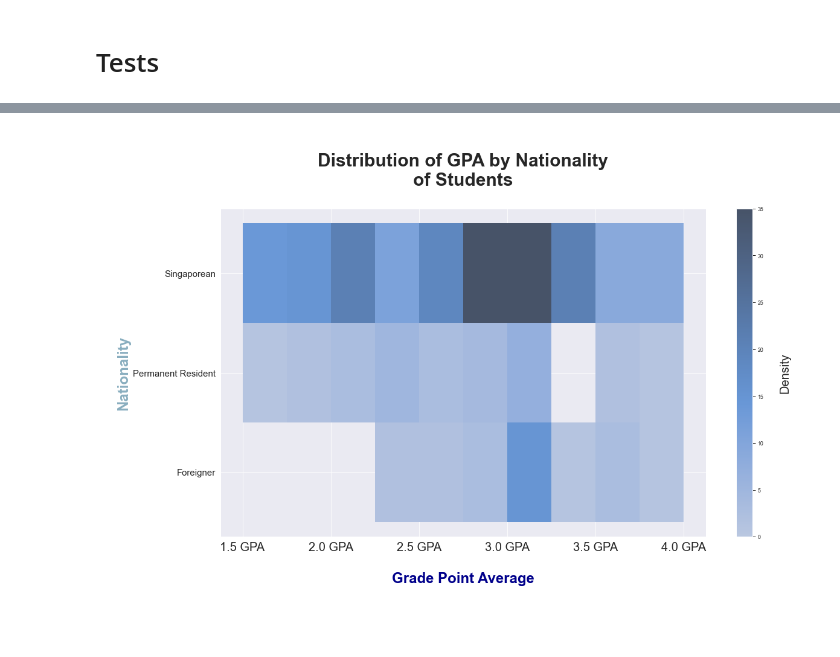
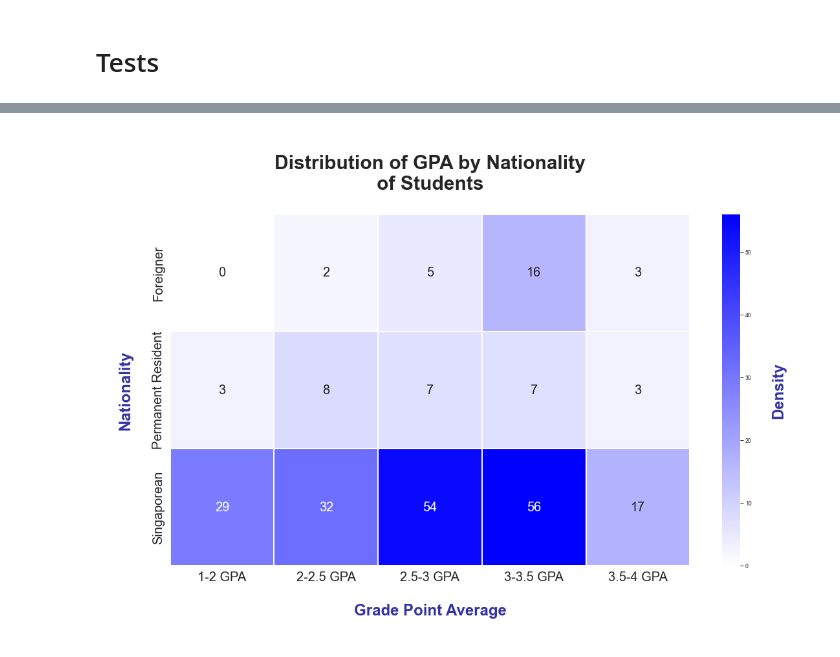
Before and after one commit to REHXZ/DAVI-CA2, a Jupyter notebook: Plots.ipynb, the cells around one changed output, grey strips where cells are left out. Cells and saved outputs as stored; diff of their text form; code cells hidden in the pictures.

```diff
--- a/Plots.ipynb
+++ b/Plots.ipynb
@@ -142,0 +209,16 @@ plt.show()
+# %%
+# Ensure 'GENDER' is a categorical variable
+df['GENDER'] = df['GENDER'].astype('category')
+
+# Create the violin plot
+plt.figure(figsize=(12, 8))
+sns.violinplot(x='CITIZENSHIP_STATUS', y='date_diff', hue='GENDER', data=df, split=True, inner='quart', palette='muted')
+
+# Add title and labels
+plt.title('Date Difference Distribution by Highest Qualification and Gender')
+plt.xlabel('Highest Qualification')
+plt.ylabel('Date Difference (days)')
+
+# Show the plot
+plt.xticks()
+plt.show()
@@ -165,25 +248,34 @@ plt.show()
 # %%
-# sns.set(style="ticks", color_codes=True)
+cmap = mcolors.LinearSegmentedColormap.from_list("white_to_blue", ["white", "blue"])
+
+# Categorize GPA into 5 categories
+gpa_bins = [1.0, 2.0, 2.5, 3.0, 3.5, 4.0]
+gpa_labels = ['1-2 GPA', '2-2.5 GPA', '2.5-3 GPA', '3-3.5 GPA', '3.5-4 GPA']
+df['GPA_Category'] = pd.cut(df['GPA'], bins=gpa_bins, labels=gpa_labels, right=False)
+
+# Create a pivot table to count occurrences
+pivot_table = df.pivot_table(index='NATIONALITY', columns='GPA_Category', aggfunc='size', fill_value=0)
+
 sns.set_theme(context='paper', style='darkgrid', palette='ch:s=.45,rot=-.25', font='sans-serif')
 
 plt.figure(figsize=(18, 10))
 
-# Create the histogram plot with filled bins
-hist = sns.histplot(data=df, x='GPA', y='NATIONALITY', cbar=True)
+# Create the heatmap with annotations
+heatmap = sns.heatmap(pivot_table, annot=True, fmt="d", cbar=True, linewidths=0.3, cmap=cmap, annot_kws={"size": 20})
 
-# Add GPA beside each Xtick
-xtick_labels = [f"{gpa} GPA" for gpa in hist.get_xticks()]
-hist.set_xticklabels(xtick_labels)
+# Manually set the GPA xticks
+xtick_labels = pivot_table.columns
+heatmap.set_xticklabels(xtick_labels)
 
 # Adding a color bar
-cbar = hist.collections[0].colorbar
-cbar.set_label('\nDensity\n',fontsize=20)
+cbar = heatmap.collections[0].colorbar
+cbar.set_label('\nDensity\n', fontsize=24, color='#00008b',weight='bold', alpha=0.8)
 
 plt.xticks(fontsize=20)
-plt.yticks(fontsize=15)
-plt.xlabel('\nGrade Point Average\n',fontsize=24,color='#00008b',weight='bold')
-plt.ylabel('\nNationality', fontsize=24,color='#89aebf',weight='bold')
-plt.title('\nDistribution of GPA by Nationality\nof Students\n',fontsize=30,weight='bold')
+plt.yticks(fontsize=20)
+plt.xlabel('\nGrade Point Average\n', fontsize=24, color='#00008b', weight='bold',alpha=0.8)
+plt.ylabel('\nNationality\n', fontsize=24, color='#00008b', weight='bold', alpha=0.8)
+plt.title('\nDistribution of GPA by Nationality\nof Students\n', fontsize=30, weight='bold')
 plt.show()
 # %% [output]
-[figure, old version]
+[figure, new version]
```
Also changed, not shown: parts of 46 cells of this notebook, 3 other files.
